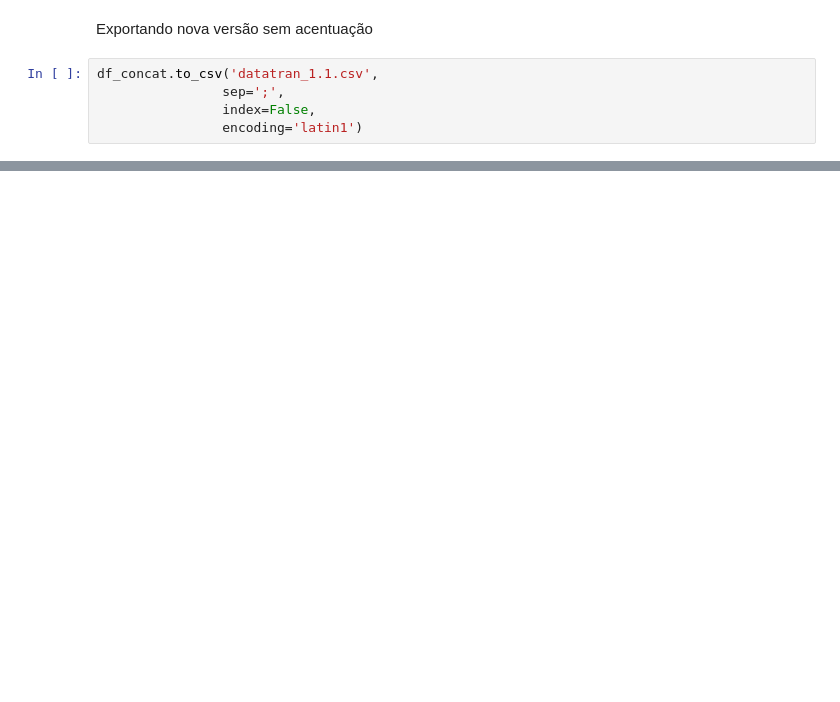
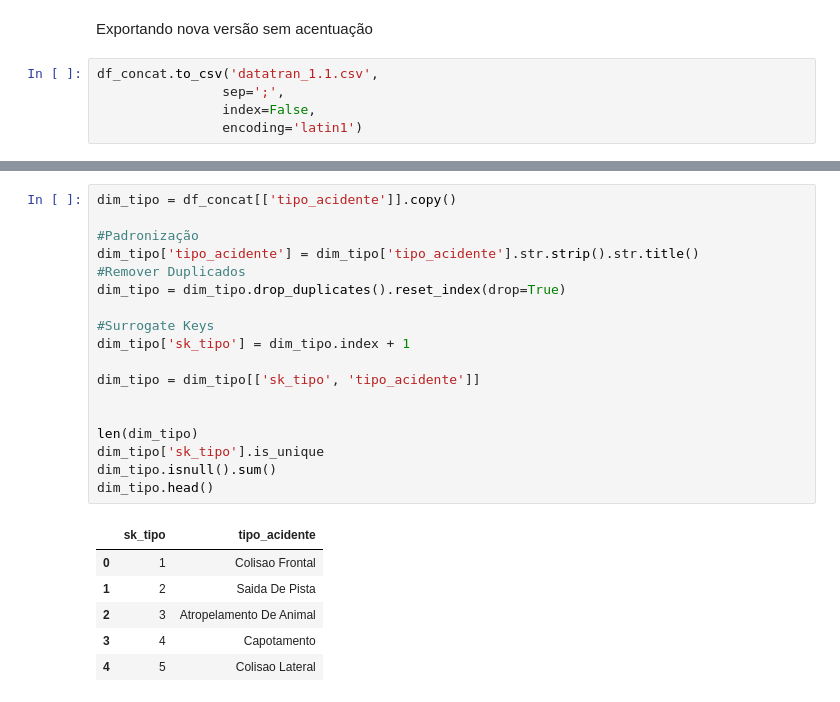
Before and after one commit to kauawerle/datatran-analise-dados, a Jupyter notebook: notebook.ipynb, the cells around one changed output, grey strips where cells are left out. Saved outputs shown, nothing was run; the diff lists cells and outputs as text; blank space fills up the shorter version.

```diff
--- a/notebook.ipynb
+++ b/notebook.ipynb
@@ -47,0 +189,25 @@ df_concat.to_csv('datatran_1.1.csv',
+# %%
+dim_tipo = df_concat[['tipo_acidente']].copy()
+
+#Padronização
+dim_tipo['tipo_acidente'] = dim_tipo['tipo_acidente'].str.strip().str.title()
+#Remover Duplicados
+dim_tipo = dim_tipo.drop_duplicates().reset_index(drop=True)
+
+#Surrogate Keys
+dim_tipo['sk_tipo'] = dim_tipo.index + 1
+
+dim_tipo = dim_tipo[['sk_tipo', 'tipo_acidente']]
+
+
+len(dim_tipo)
+dim_tipo['sk_tipo'].is_unique
+dim_tipo.isnull().sum()
+dim_tipo.head()
+# %% [output]
+|  | sk_tipo | tipo_acidente |
+| 0 | 1 | Colisao Frontal |
+| 1 | 2 | Saida De Pista |
+| 2 | 3 | Atropelamento De Animal |
+| 3 | 4 | Capotamento |
+| 4 | 5 | Colisao Lateral |
```
Also changed, not shown: parts of 12 cells of this notebook, 1 other file.
